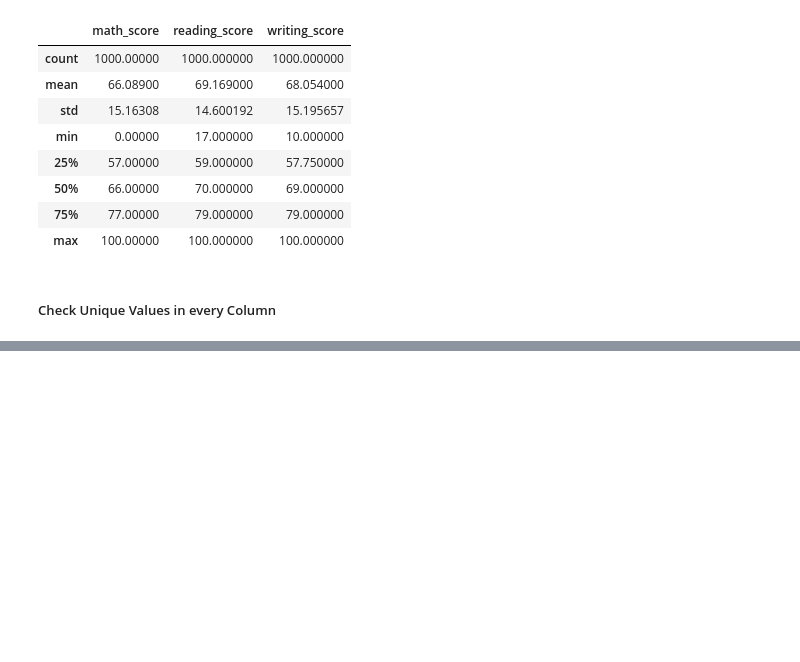
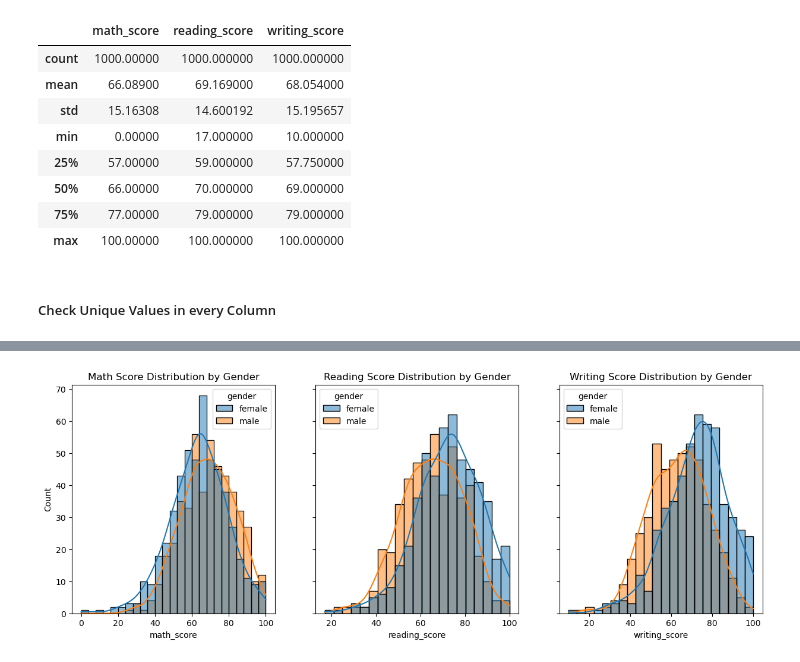
Before and after one commit to Rudrashish-Palav/End_to_End_Projects, a Jupyter notebook: ML_Project/nbs/EDA.ipynb, the cells around one changed output, grey strips where cells are left out. Saved outputs shown, nothing was run; the diff lists cells and outputs as text; code cells hidden in the pictures; blank space fills up the shorter version.

Commit message:
New Visualizations

```diff
--- a/ML_Project/nbs/EDA.ipynb
+++ b/ML_Project/nbs/EDA.ipynb
@@ -88,0 +88,13 @@ Unique values in 'test_preparation_course': ['none' 'completed']
+# %%
+# Vizualize histogram of scores based on gender in subplots
+
+fig, axes = plt.subplots(1, 3, figsize=(15, 5), sharey=True)
+sns.histplot(data=df, x='math_score', hue='gender', ax=axes[0], kde=True)
+sns.histplot(data=df, x='reading_score', hue='gender', ax=axes[1], kde=True)
+sns.histplot(data=df, x='writing_score', hue='gender', ax=axes[2], kde=True)
+axes[0].set_title('Math Score Distribution by Gender')
+axes[1].set_title('Reading Score Distribution by Gender')
+axes[2].set_title('Writing Score Distribution by Gender')
+plt.show()
+# %% [output]
+[figure, added]
```
Also changed, not shown: parts of 1 cell of this notebook.
